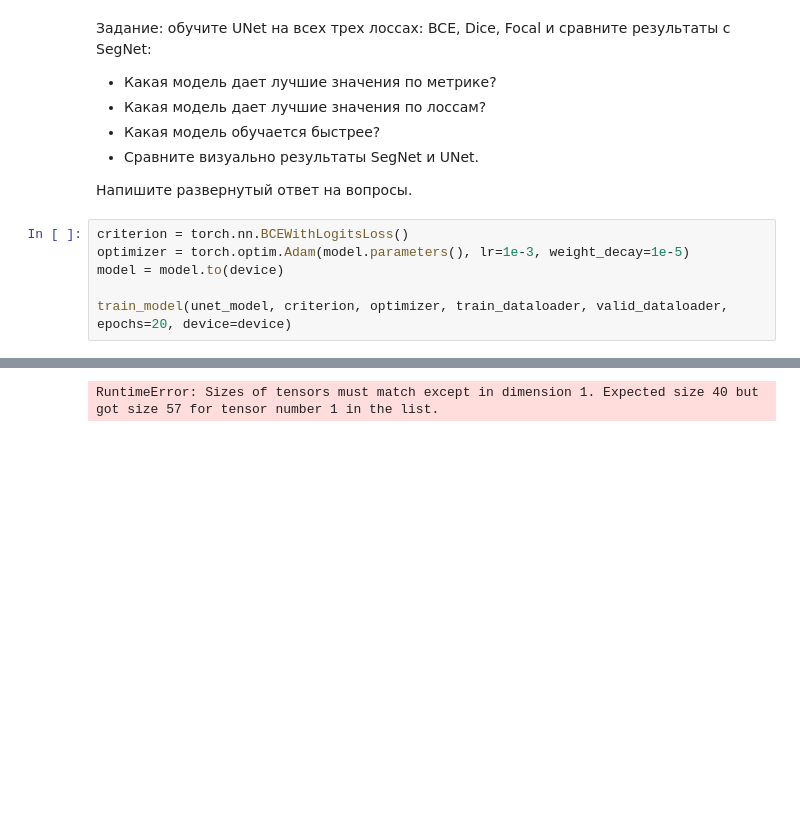
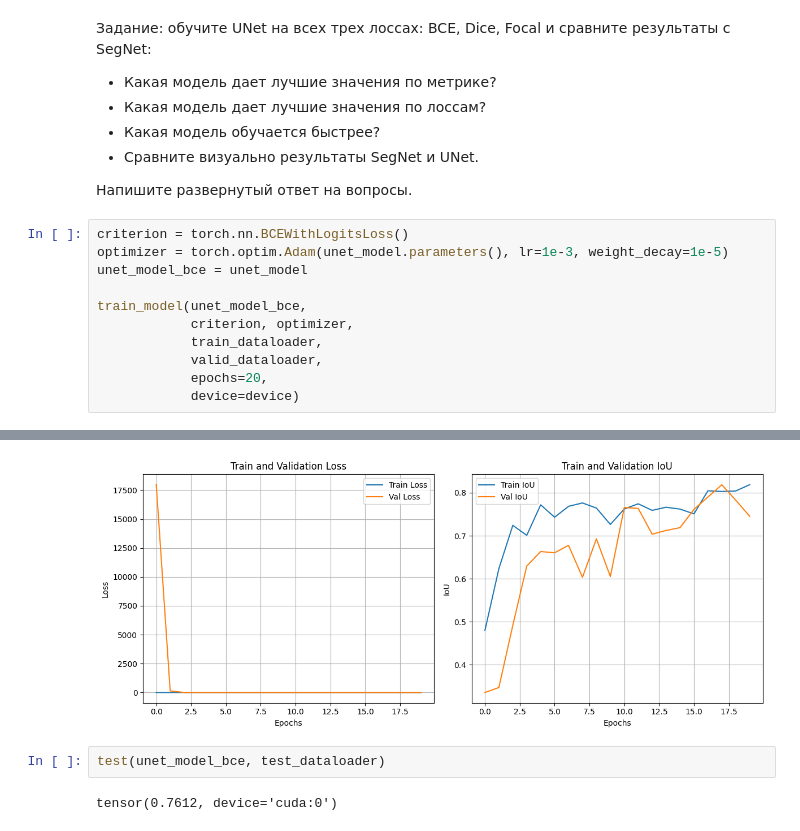
Before and after one commit to Provincial2511/DLS_course, a Jupyter notebook: Segment_DLS.ipynb, the cells around one changed output, grey strips where cells are left out. Saved outputs shown, nothing was run; the diff lists cells and outputs as text; blank space fills up the shorter version.

```diff
--- a/Segment_DLS.ipynb
+++ b/Segment_DLS.ipynb
@@ -1127,9 +1197,14 @@ unet_model = UNet().to(device)
 Напишите развернутый ответ на вопросы.
 # %%
 criterion = torch.nn.BCEWithLogitsLoss()
-optimizer = torch.optim.Adam(model.parameters(), lr=1e-3, weight_decay=1e-5)
-model = model.to(device)
+optimizer = torch.optim.Adam(unet_model.parameters(), lr=1e-3, weight_decay=1e-5)
+unet_model_bce = unet_model
 
-train_model(unet_model, criterion, optimizer, train_dataloader, valid_dataloader, epochs=20, device=device)
+train_model(unet_model_bce,
+            criterion, optimizer,
+            train_dataloader,
+            valid_dataloader,
+            epochs=20,
+            device=device)
 # %% [output]
 Эпоха 1/20
@@ -1136 +1227,5 @@ train_model(unet_model, criterion, optimizer, train_dataloader, valid_dataloader
-RuntimeError: Sizes of tensors must match except in dimension 1. Expected size 40 but got size 57 for tensor number 1 in the list.
+[figure, added]
+# %%
+test(unet_model_bce, test_dataloader)
+# %% [output]
+tensor(0.7612, device='cuda:0')
```
Also changed, not shown: parts of 19 cells of this notebook.
